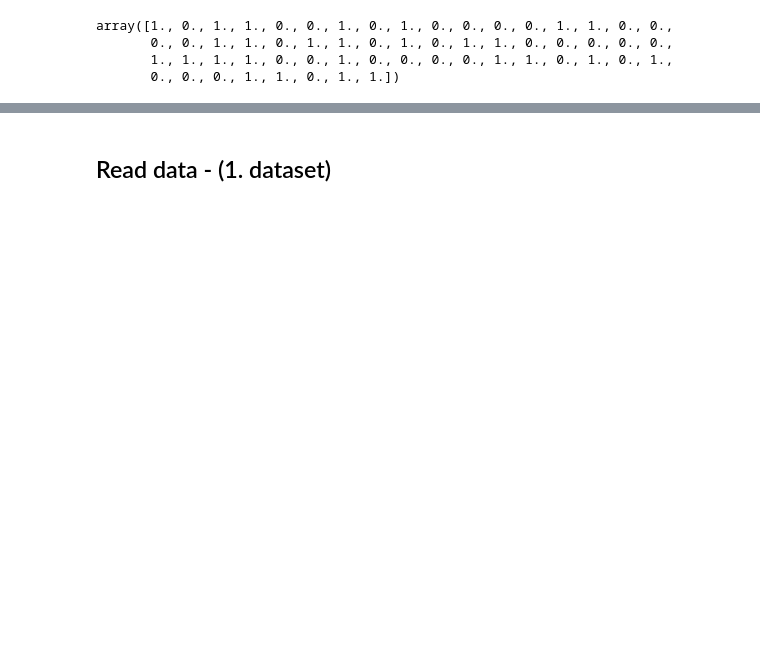
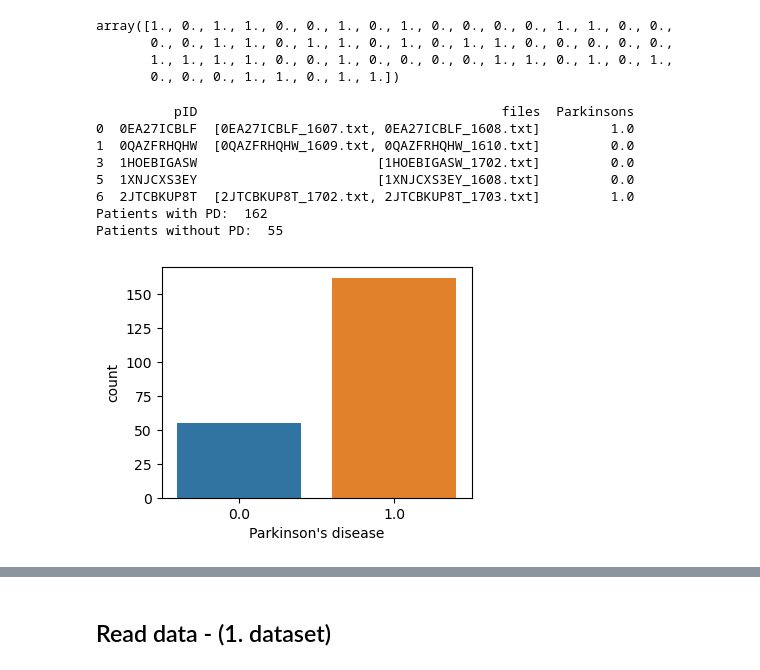
Before and after one commit to HannaKatarzyna/monKEY_app, a Jupyter notebook: preprocessing.ipynb, the cells around one changed output, grey strips where cells are left out. Cells and saved outputs as stored; diff of their text form; code cells hidden in the pictures; blank space fills up the shorter version.

Commit message:
dataset classes

```diff
--- a/preprocessing.ipynb
+++ b/preprocessing.ipynb
@@ -99,0 +197,16 @@ array([1., 0., 1., 1., 0., 0., 1., 0., 1., 0., 0., 0., 0., 1., 1., 0., 0.,
+# %%
+directory_path1 = 'D:/studia_mgrEIM/master_diploma/data/tappy-keystroke-data-1.0.0/Archived users/'
+directory_path2 = 'D:/studia_mgrEIM/master_diploma/data/tappy-keystroke-data-1.0.0/Tappy Data/'
+
+data2 = tappyDataset(directory_path1, directory_path2)
+data2.show_stats()
+# %% [output]
+          pID                                       files  Parkinsons
+0  0EA27ICBLF  [0EA27ICBLF_1607.txt, 0EA27ICBLF_1608.txt]         1.0
+1  0QAZFRHQHW  [0QAZFRHQHW_1609.txt, 0QAZFRHQHW_1610.txt]         0.0
+3  1HOEBIGASW                       [1HOEBIGASW_1702.txt]         0.0
+5  1XNJCXS3EY                       [1XNJCXS3EY_1608.txt]         0.0
+6  2JTCBKUP8T  [2JTCBKUP8T_1702.txt, 2JTCBKUP8T_1703.txt]         1.0
+Patients with PD:  162
+Patients without PD:  55
+[figure, added]
```
Also changed, not shown: parts of 15 cells of this notebook, 1 other file.
